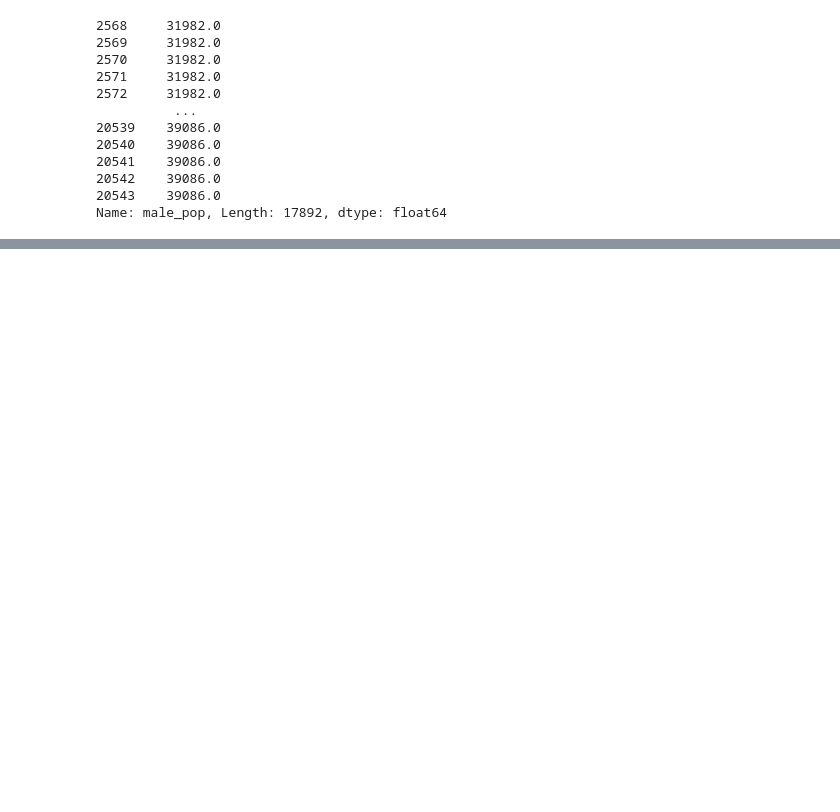
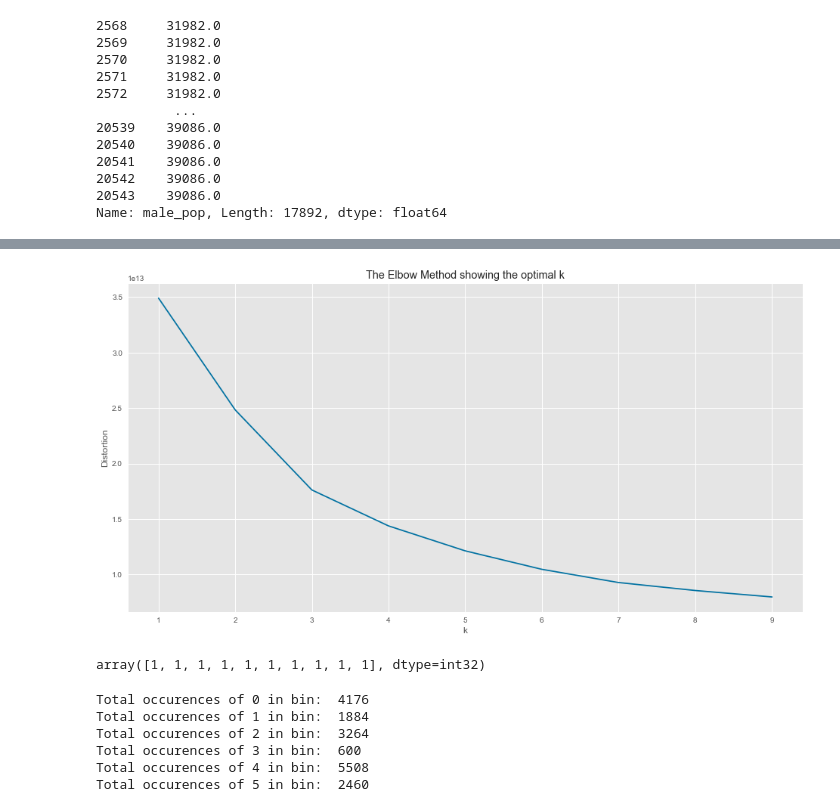
Before and after one commit to HaydenWarren/zri-forecast, a Jupyter notebook: trev/kmeans_attempt_1.ipynb, the cells around one changed output, grey strips where cells are left out. Saved outputs shown, nothing was run; the diff lists cells and outputs as text; code cells hidden in the pictures; blank space fills up the shorter version.

```diff
--- a/trev/kmeans_attempt_1.ipynb
+++ b/trev/kmeans_attempt_1.ipynb
@@ -176,0 +265,2 @@ plt.show()
+# %%
+test = df2.iloc[:, 1:30]
@@ -176,0 +283,42 @@ plt.show()
+# %%
+distortions = []
+K = range(1,10)
+for k in K:
+    kmeanModel = KMeans(n_clusters=k)
+    kmeanModel.fit(test)
+    distortions.append(kmeanModel.inertia_)
+
+plt.figure(figsize=(16,8))
+plt.plot(K, distortions, 'bx-')
+plt.xlabel('k')
+plt.ylabel('Distortion')
+plt.title('The Elbow Method showing the optimal k')
+plt.show()
+# %% [output]
+[figure, added]
+# %%
+np.random.seed(0)
+# from elbow method, set number of clusters to 6
+kclusters = 6
+
+# run k-means clustering
+kmeans = KMeans(n_clusters=kclusters, random_state=0).fit(test)
+
+# check cluster labels generated for each row in the dataframe
+kmeans.labels_[0:10]
+# %% [output]
+array([1, 1, 1, 1, 1, 1, 1, 1, 1, 1], dtype=int32)
+# %%
+labels = kmeans.labels_
+
+count_arr = np.bincount(kmeans.labels_)
+
+for i in range(6):
+    print('Total occurences of ' + str(i) + ' in bin: ', count_arr[i])
+# %% [output]
+Total occurences of 0 in bin:  4176
+Total occurences of 1 in bin:  1884
+Total occurences of 2 in bin:  3264
+Total occurences of 3 in bin:  600
+Total occurences of 4 in bin:  5508
+Total occurences of 5 in bin:  2460
```
Also changed, not shown: parts of 21 cells of this notebook, 2 other files.
